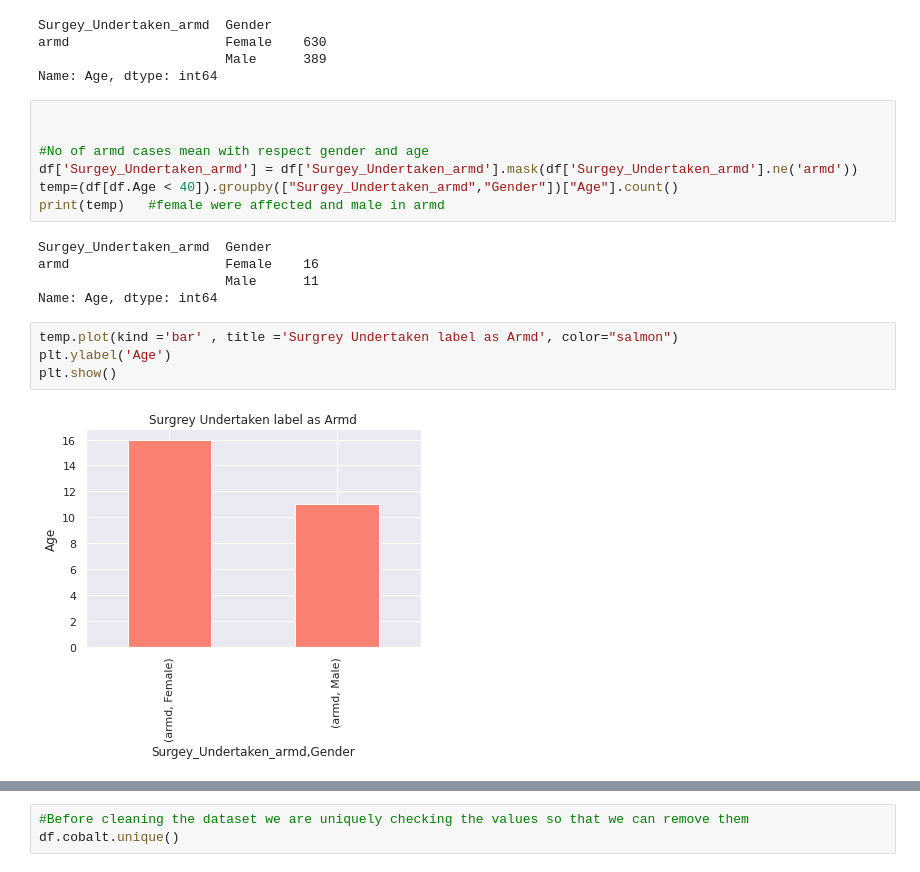
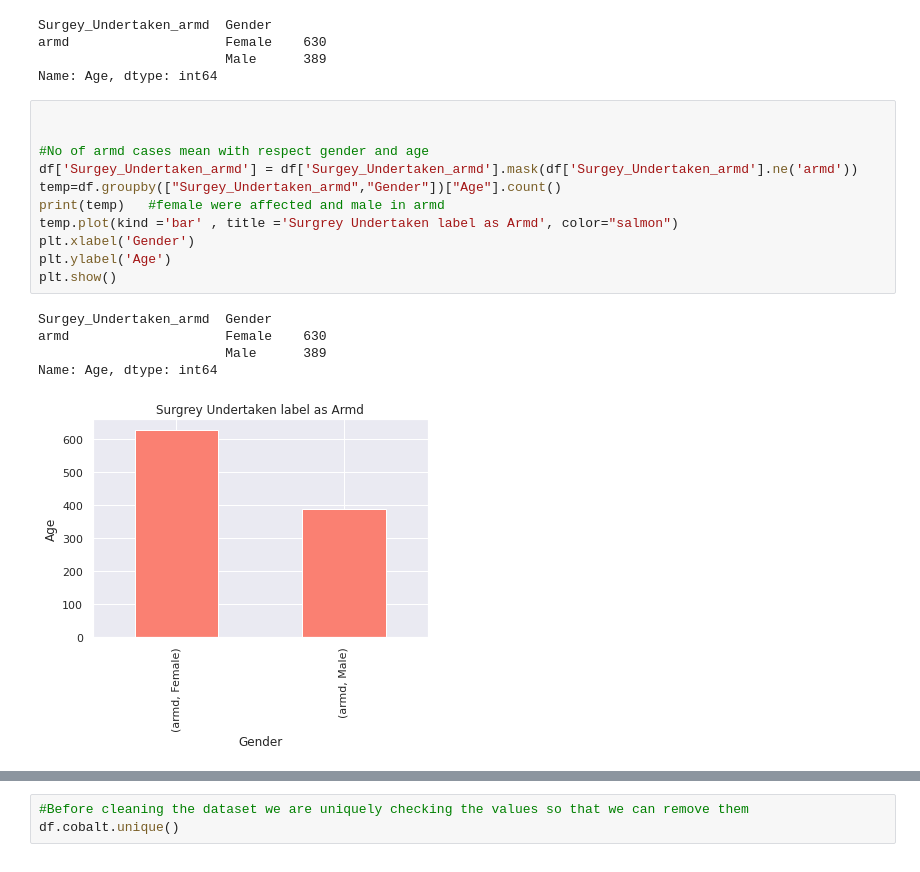
Before and after one commit to Hamza1122/ML-Ass, a Jupyter notebook: Untitled13.ipynb, the cells around one changed output, grey strips where cells are left out. Cells and saved outputs as stored; diff of their text form.

```diff
--- a/Untitled13.ipynb
+++ b/Untitled13.ipynb
@@ -182,21 +182,20 @@ Name: Age, dtype: int64
 # %%
 
 
 #No of armd cases mean with respect gender and age
 df['Surgey_Undertaken_armd'] = df['Surgey_Undertaken_armd'].mask(df['Surgey_Undertaken_armd'].ne('armd'))
-temp=(df[df.Age < 40]).groupby(["Surgey_Undertaken_armd","Gender"])["Age"].count()
+temp=df.groupby(["Surgey_Undertaken_armd","Gender"])["Age"].count()
 print(temp)   #female were affected and male in armd
+temp.plot(kind ='bar' , title ='Surgrey Undertaken label as Armd', color="salmon")
+plt.xlabel('Gender')
+plt.ylabel('Age')
+plt.show()
 # %% [output]
 Surgey_Undertaken_armd  Gender
-armd                    Female    16
-                        Male      11
+armd                    Female    630
+                        Male      389
 Name: Age, dtype: int64
+[figure, added]
-# %%
-temp.plot(kind ='bar' , title ='Surgrey Undertaken label as Armd', color="salmon")
-plt.ylabel('Age')
-plt.show()
-# %% [output]
-[figure, removed]
 # %%
 #No of "No" cases mean with respect gender and age
 df['Surgey_Undertaken_no'] = df['Surgey_Undertaken_no'].mask(df['Surgey_Undertaken_no'].ne('no'))
```
Also changed, not shown: parts of 17 cells of this notebook.
